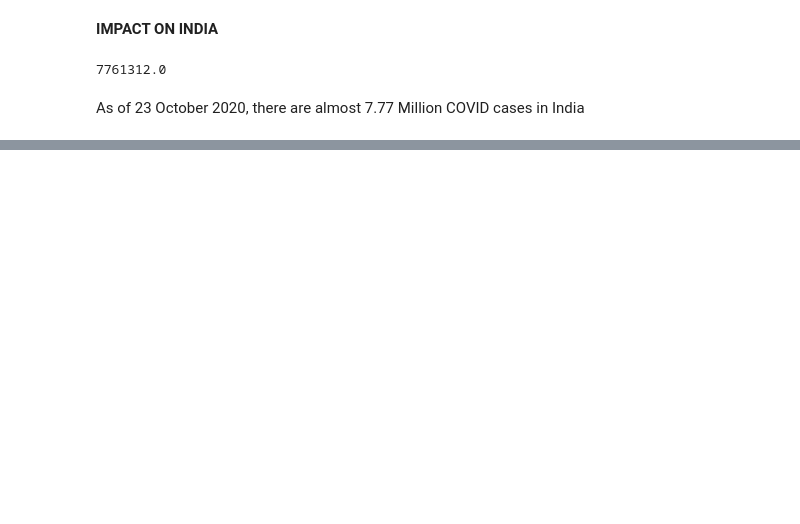
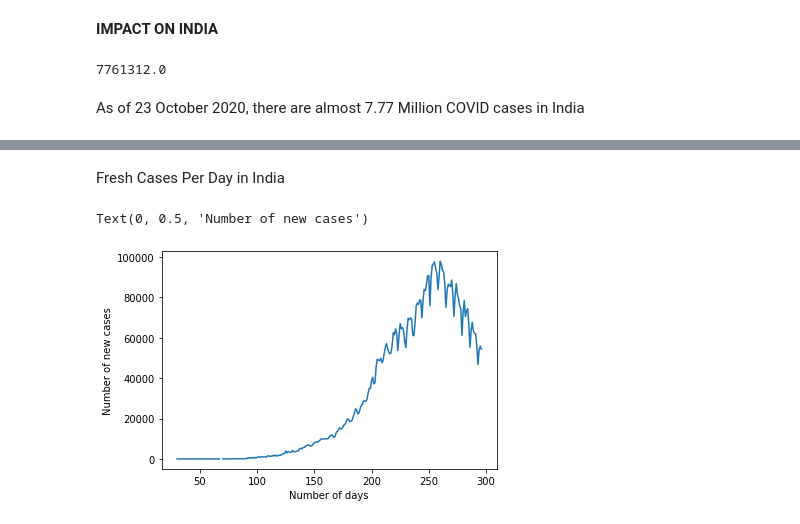
Before and after one commit to ManavKaul/COVID-Analysis, a Jupyter notebook: COVID.ipynb, the cells around one changed output, grey strips where cells are left out. Saved outputs shown, nothing was run; the diff lists cells and outputs as text; code cells hidden in the pictures; blank space fills up the shorter version.

```diff
--- a/COVID.ipynb
+++ b/COVID.ipynb
@@ -69,0 +82,12 @@ Text(0, 0.5, 'Number of cases in Millions')
+# %% [markdown]
+Fresh Cases Per Day in India
+# %%
+newcases_india=[]
+for i in range(297):
+  newcases_india.append(df['India'][i+1]-df['India'][i])
+plt.plot(newcases_india)
+plt.xlabel('Number of days')
+plt.ylabel('Number of new cases')
+# %% [output]
+Text(0, 0.5, 'Number of new cases')
+[figure, added]
```
Also changed, not shown: parts of 4 cells of this notebook.
